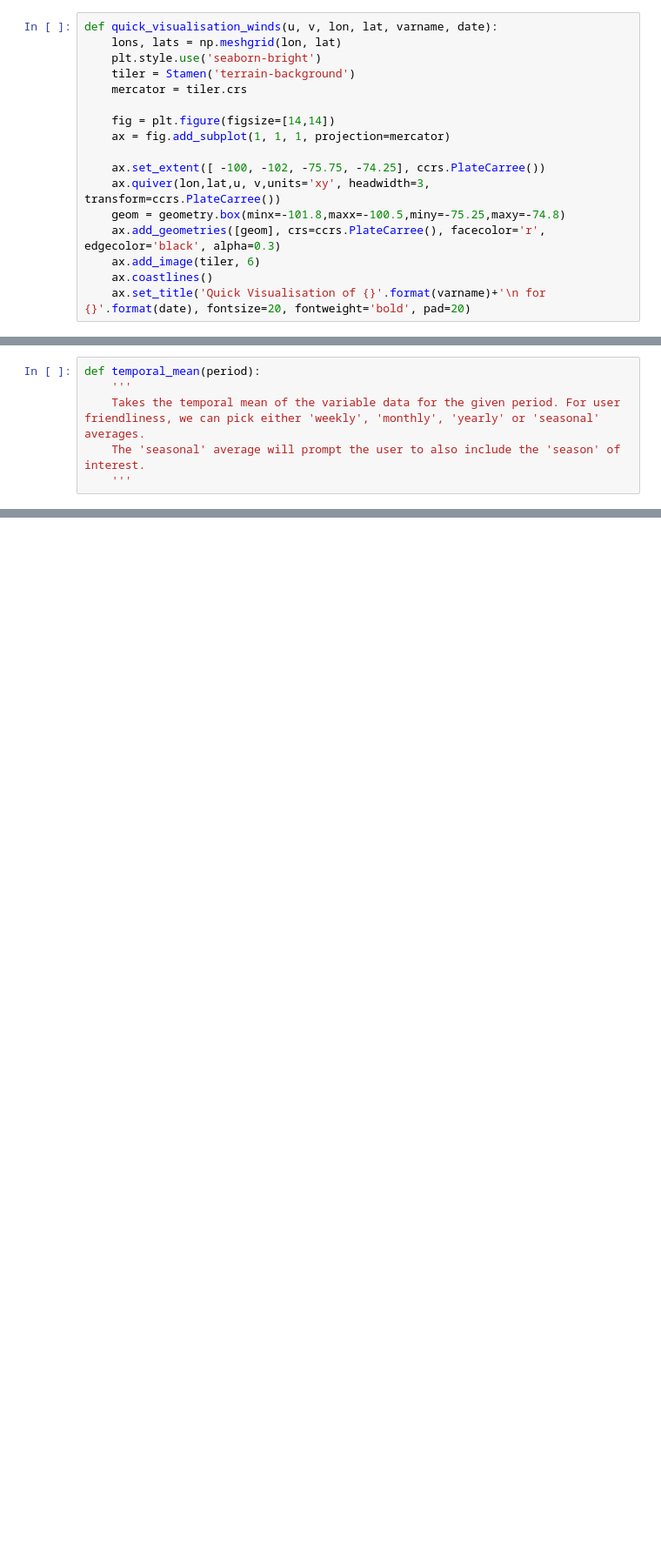
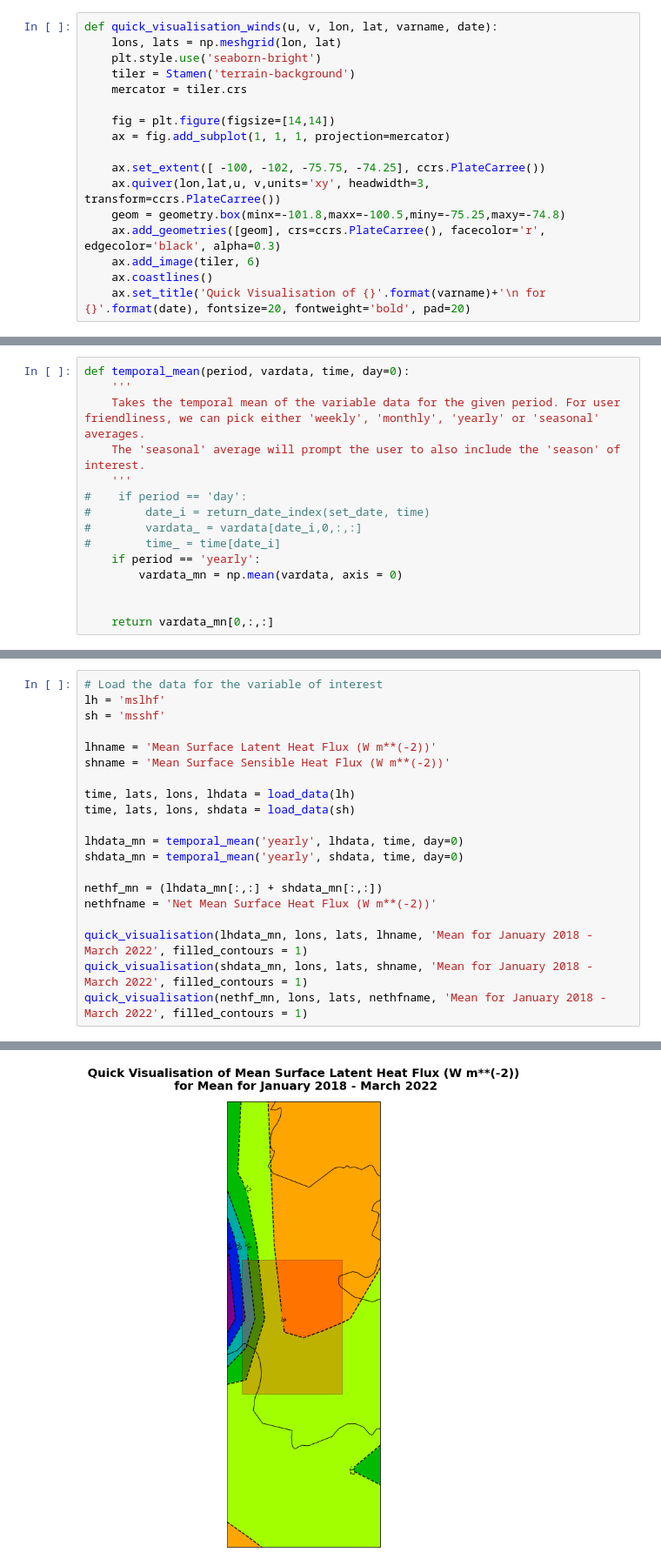
Before and after one commit to ICESAT-2HackWeek/Polynyas, a Jupyter notebook: contributors/Maria/ERA5_data_exploration.ipynb, the cells around one changed output, grey strips where cells are left out. Shown at 87% size. Saved outputs shown, nothing was run; the diff lists cells and outputs as text; blank space fills up the shorter version.

```diff
--- a/contributors/Maria/ERA5_data_exploration.ipynb
+++ b/contributors/Maria/ERA5_data_exploration.ipynb
@@ -105,7 +233,16 @@ def quick_visualisation_winds(u, v, lon, lat, varname, date):
 # %%
-def temporal_mean(period):
+def temporal_mean(period, vardata, time, day=0):
     '''
     Takes the temporal mean of the variable data for the given period. For user friendliness, we can pick either 'weekly', 'monthly', 'yearly' or 'seasonal' averages.
     The 'seasonal' average will prompt the user to also include the 'season' of interest.
     '''
+#    if period == 'day':
+#        date_i = return_date_index(set_date, time)
+#        vardata_ = vardata[date_i,0,:,:]
+#        time_ = time[date_i]
+    if period == 'yearly':
+        vardata_mn = np.mean(vardata, axis = 0)
+
+
+    return vardata_mn[0,:,:]
 # %%
@@ -143,0 +334,21 @@ quick_visualisation_winds(vardata_u[0,0,:,:], vardata_v[0,0,:,:], lons, lats, va
+# %%
+# Load the data for the variable of interest
+lh = 'mslhf'
+sh = 'msshf'
+
+lhname = 'Mean Surface Latent Heat Flux (W m**(-2))'
+shname = 'Mean Surface Sensible Heat Flux (W m**(-2))'
+
+time, lats, lons, lhdata = load_data(lh)
+time, lats, lons, shdata = load_data(sh)
+
+lhdata_mn = temporal_mean('yearly', lhdata, time, day=0)
+shdata_mn = temporal_mean('yearly', shdata, time, day=0)
+
+nethf_mn = (lhdata_mn[:,:] + shdata_mn[:,:])
+nethfname = 'Net Mean Surface Heat Flux (W m**(-2))'
+
+quick_visualisation(lhdata_mn, lons, lats, lhname, 'Mean for January 2018 - March 2022', filled_contours = 1)
+quick_visualisation(shdata_mn, lons, lats, shname, 'Mean for January 2018 - March 2022', filled_contours = 1)
+quick_visualisation(nethf_mn, lons, lats, nethfname, 'Mean for January 2018 - March 2022', filled_contours = 1)
+# %% [output]
@@ -143,0 +359 @@ quick_visualisation_winds(vardata_u[0,0,:,:], vardata_v[0,0,:,:], lons, lats, va
+[figure, added]
```
Also changed, not shown: parts of 30 cells of this notebook.
